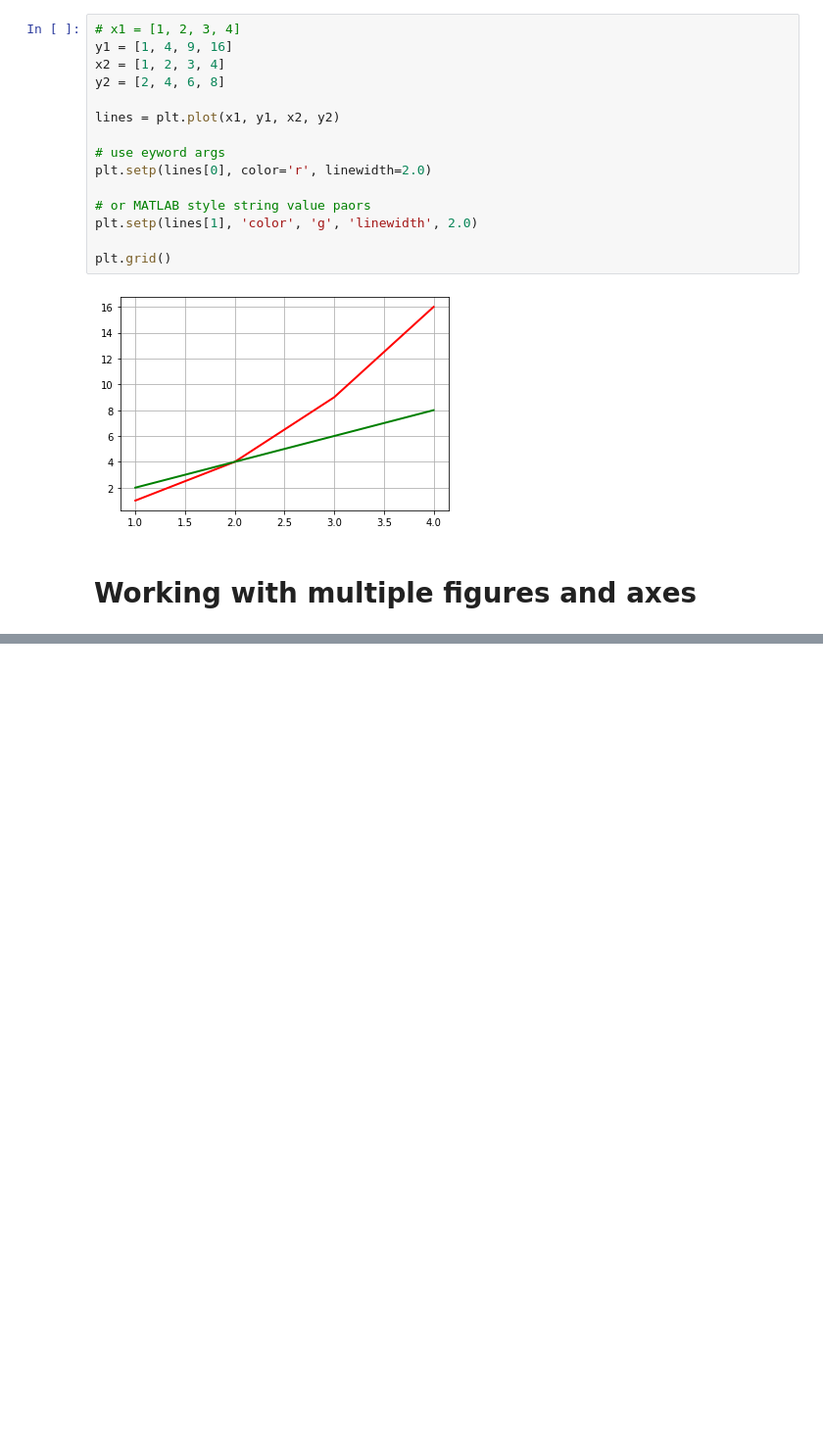
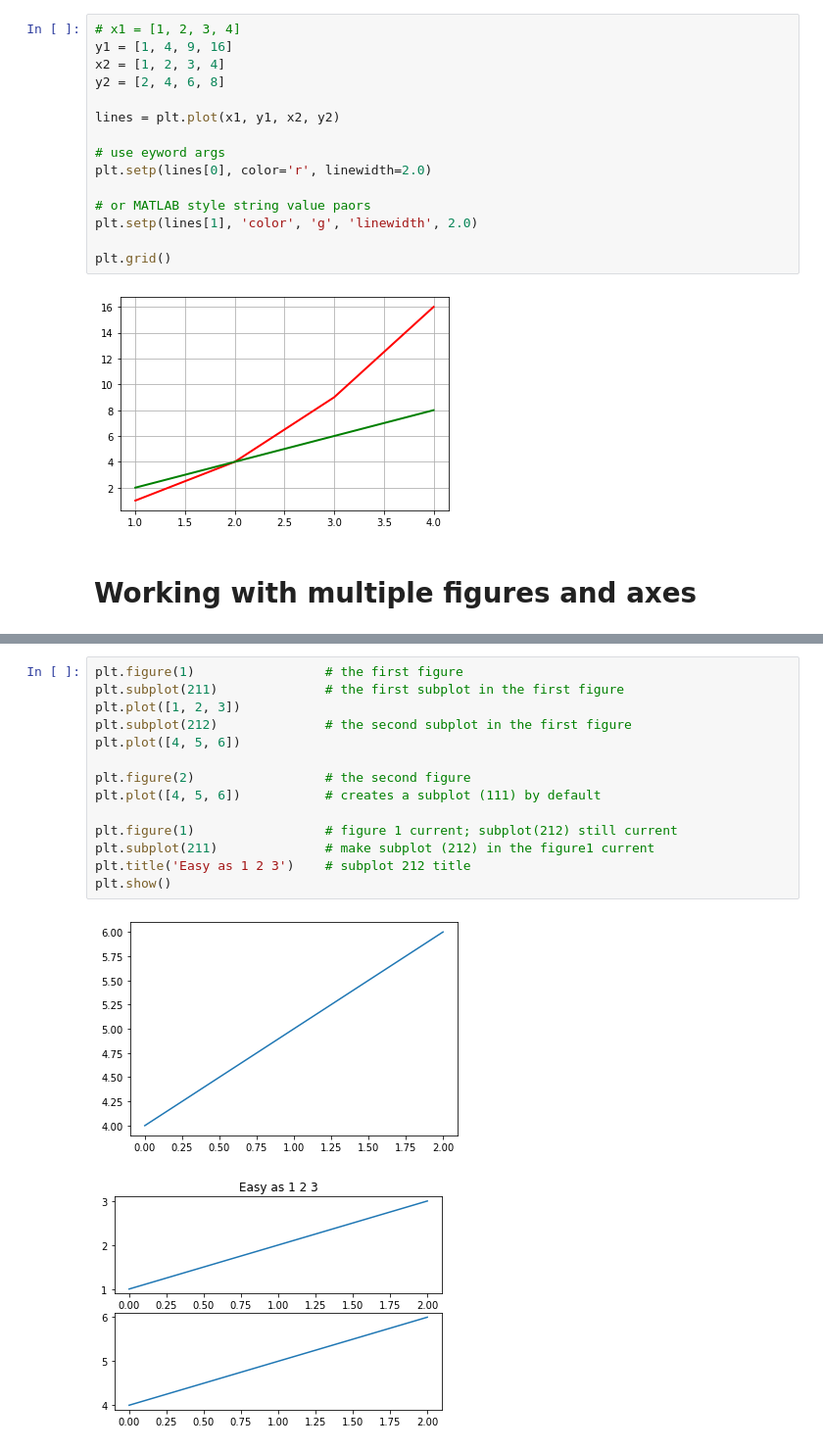
Before and after one commit to armanansari1997/Python_for_Data_Science, a Jupyter notebook: Scaler_free_Srikanth_Varma/matplotlib_pyplot.ipynb, the cells around one changed output, grey strips where cells are left out. Shown: that part at 98% size. Saved outputs shown, nothing was run; the diff lists cells and outputs as text; blank space fills up the shorter version.

Commit message:
Last: multiple figure

```diff
--- a/Scaler_free_Srikanth_Varma/matplotlib_pyplot.ipynb
+++ b/Scaler_free_Srikanth_Varma/matplotlib_pyplot.ipynb
@@ -118,3 +118,20 @@ plt.plot(t2, np.cos(2*np.pi*t2), 'r--')
 plt.show()
 # %% [output]
 [figure]
+# %%
+plt.figure(1)                 # the first figure
+plt.subplot(211)              # the first subplot in the first figure
+plt.plot([1, 2, 3])
+plt.subplot(212)              # the second subplot in the first figure
+plt.plot([4, 5, 6])
+
+plt.figure(2)                 # the second figure
+plt.plot([4, 5, 6])           # creates a subplot (111) by default
+
+plt.figure(1)                 # figure 1 current; subplot(212) still current
+plt.subplot(211)              # make subplot (212) in the figure1 current
+plt.title('Easy as 1 2 3')    # subplot 212 title
+plt.show()
+# %% [output]
+[figure, added]
+[figure, added]
```
Also changed, not shown: parts of 1 cell of this notebook.
